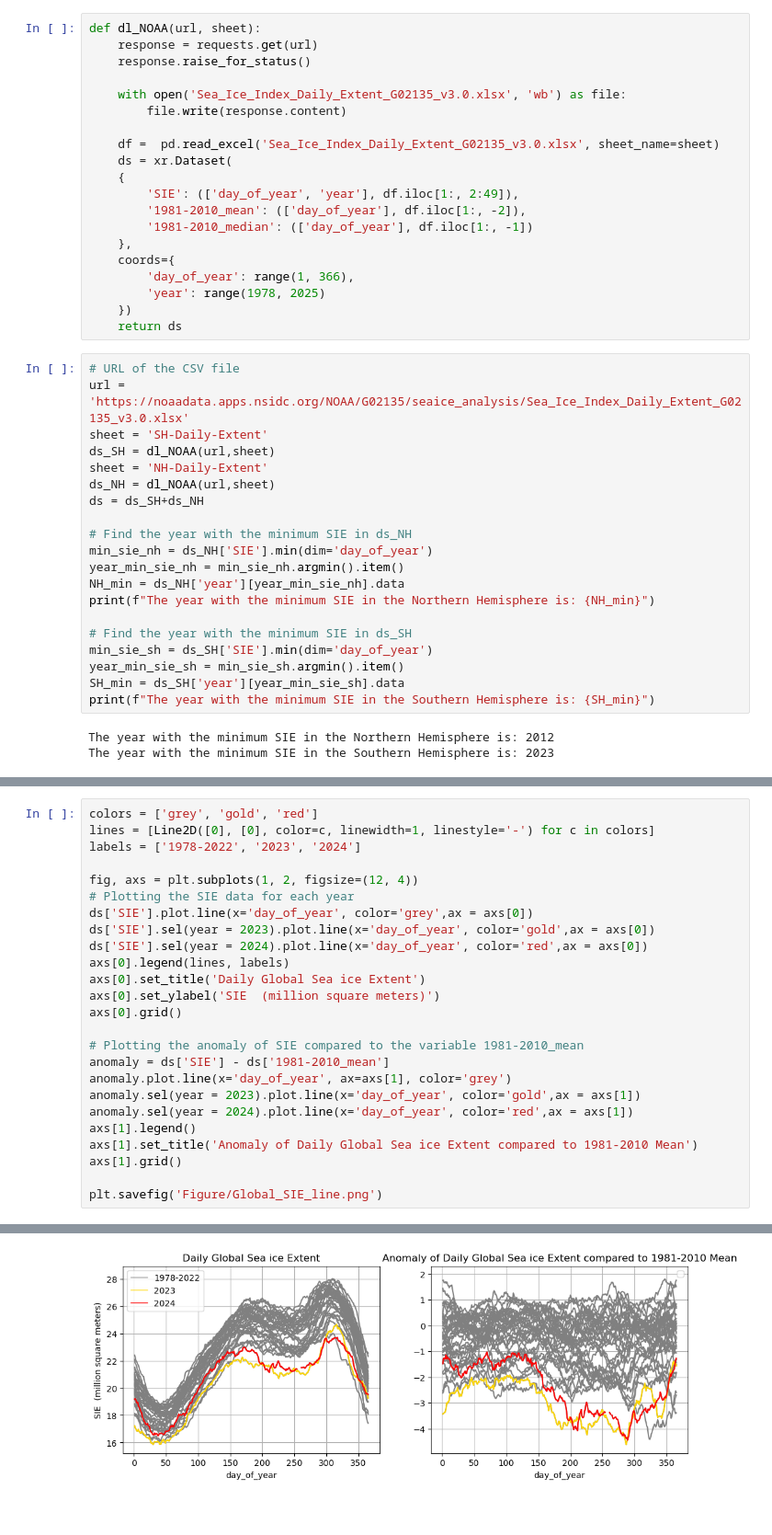
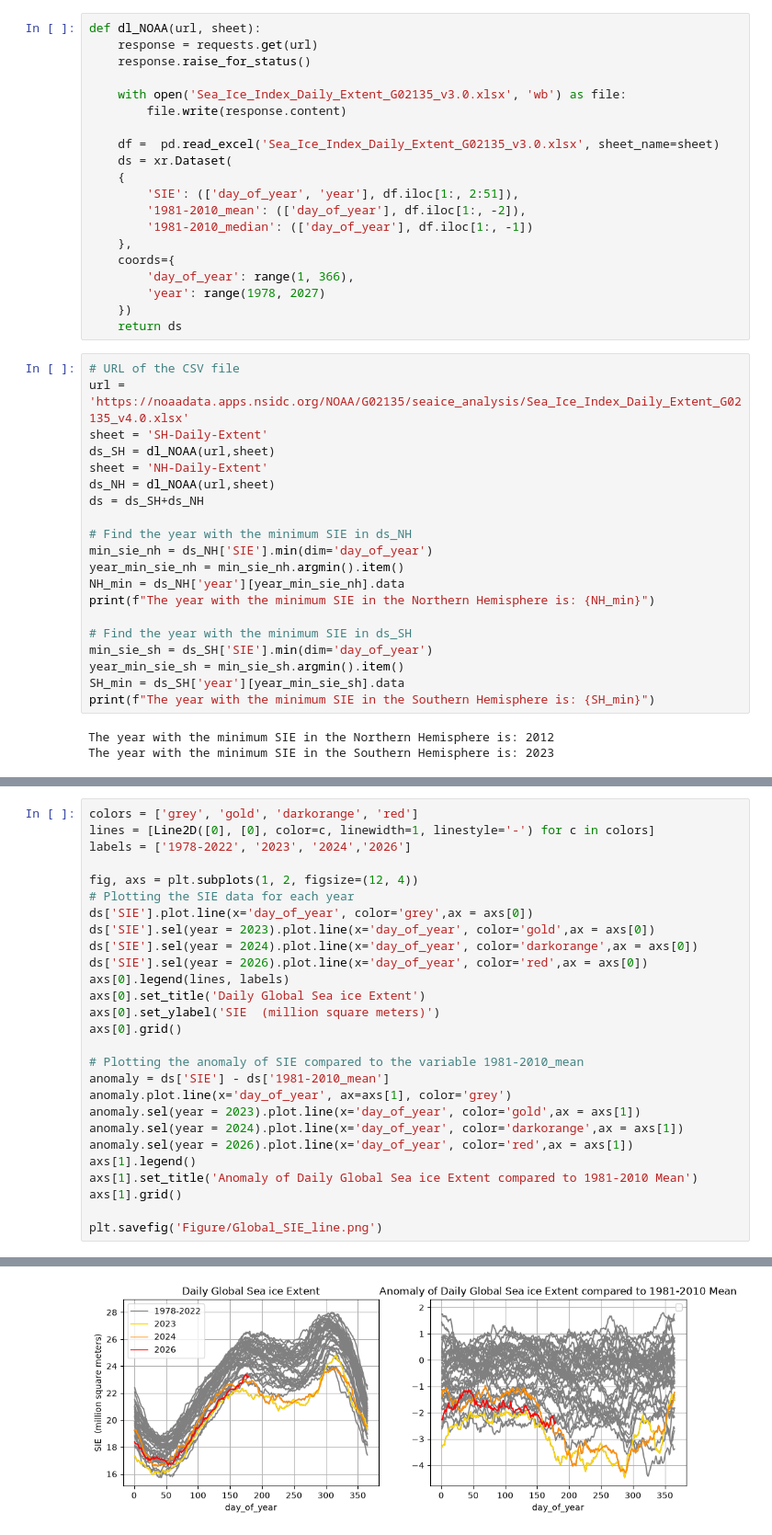
Before and after one commit to EPauthenet/Climate-Vizualisation, a Jupyter notebook: Daily_Antarctic_Sea_Ice/Daily_global_SIE_trend_Copernicus.ipynb, the cells around one changed output, grey strips where cells are left out. Shown at 92% size. Cells and saved outputs as stored; diff of their text form.

Commit message:
update Sea Ice Index to 2026, change the file name to v4

```diff
--- a/Daily_Antarctic_Sea_Ice/Daily_global_SIE_trend_Copernicus.ipynb
+++ b/Daily_Antarctic_Sea_Ice/Daily_global_SIE_trend_Copernicus.ipynb
@@ -22,18 +22,18 @@ def dl_NOAA(url, sheet):
     df =  pd.read_excel('Sea_Ice_Index_Daily_Extent_G02135_v3.0.xlsx', sheet_name=sheet)
     ds = xr.Dataset(
     {
-        'SIE': (['day_of_year', 'year'], df.iloc[1:, 2:49]),
+        'SIE': (['day_of_year', 'year'], df.iloc[1:, 2:51]),
         '1981-2010_mean': (['day_of_year'], df.iloc[1:, -2]),
         '1981-2010_median': (['day_of_year'], df.iloc[1:, -1])
     },
     coords={
         'day_of_year': range(1, 366),
-        'year': range(1978, 2025)
+        'year': range(1978, 2027)
     })
     return ds
 # %%
 # URL of the CSV file
-url = 'https://noaadata.apps.nsidc.org/NOAA/G02135/seaice_analysis/Sea_Ice_Index_Daily_Extent_G02135_v3.0.xlsx'
+url = 'https://noaadata.apps.nsidc.org/NOAA/G02135/seaice_analysis/Sea_Ice_Index_Daily_Extent_G02135_v4.0.xlsx'
 sheet = 'SH-Daily-Extent'
 ds_SH = dl_NOAA(url,sheet)
 sheet = 'NH-Daily-Extent'
@@ -83,13 +83,14 @@ plt.savefig('Figure/Global_SIE.png')
 # %%
-colors = ['grey', 'gold', 'red']
+colors = ['grey', 'gold', 'darkorange', 'red']
 lines = [Line2D([0], [0], color=c, linewidth=1, linestyle='-') for c in colors]
-labels = ['1978-2022', '2023', '2024']
+labels = ['1978-2022', '2023', '2024','2026']
 
 fig, axs = plt.subplots(1, 2, figsize=(12, 4))
 # Plotting the SIE data for each year
 ds['SIE'].plot.line(x='day_of_year', color='grey',ax = axs[0])
 ds['SIE'].sel(year = 2023).plot.line(x='day_of_year', color='gold',ax = axs[0])
-ds['SIE'].sel(year = 2024).plot.line(x='day_of_year', color='red',ax = axs[0])
+ds['SIE'].sel(year = 2024).plot.line(x='day_of_year', color='darkorange',ax = axs[0])
+ds['SIE'].sel(year = 2026).plot.line(x='day_of_year', color='red',ax = axs[0])
 axs[0].legend(lines, labels)
 axs[0].set_title('Daily Global Sea ice Extent')
 axs[0].set_ylabel('SIE  (million square meters)')
@@ -99,7 +100,8 @@ axs[0].grid()
 anomaly = ds['SIE'] - ds['1981-2010_mean']
 anomaly.plot.line(x='day_of_year', ax=axs[1], color='grey')
 anomaly.sel(year = 2023).plot.line(x='day_of_year', color='gold',ax = axs[1])
-anomaly.sel(year = 2024).plot.line(x='day_of_year', color='red',ax = axs[1])
+anomaly.sel(year = 2024).plot.line(x='day_of_year', color='darkorange',ax = axs[1])
+anomaly.sel(year = 2026).plot.line(x='day_of_year', color='red',ax = axs[1])
 axs[1].legend()
 axs[1].set_title('Anomaly of Daily Global Sea ice Extent compared to 1981-2010 Mean')
 axs[1].grid()
@@ -110,4 +111,4 @@ No handles with labels found to put in legend.
-[figure, old version]
+[figure, new version]
 # %%
 colors = ['grey', 'gold', 'red','black']
 lines = [Line2D([0], [0], color=c, linewidth=1, linestyle='-') for c in colors]
```
Also changed, not shown: parts of 4 cells of this notebook, 10 other files.
